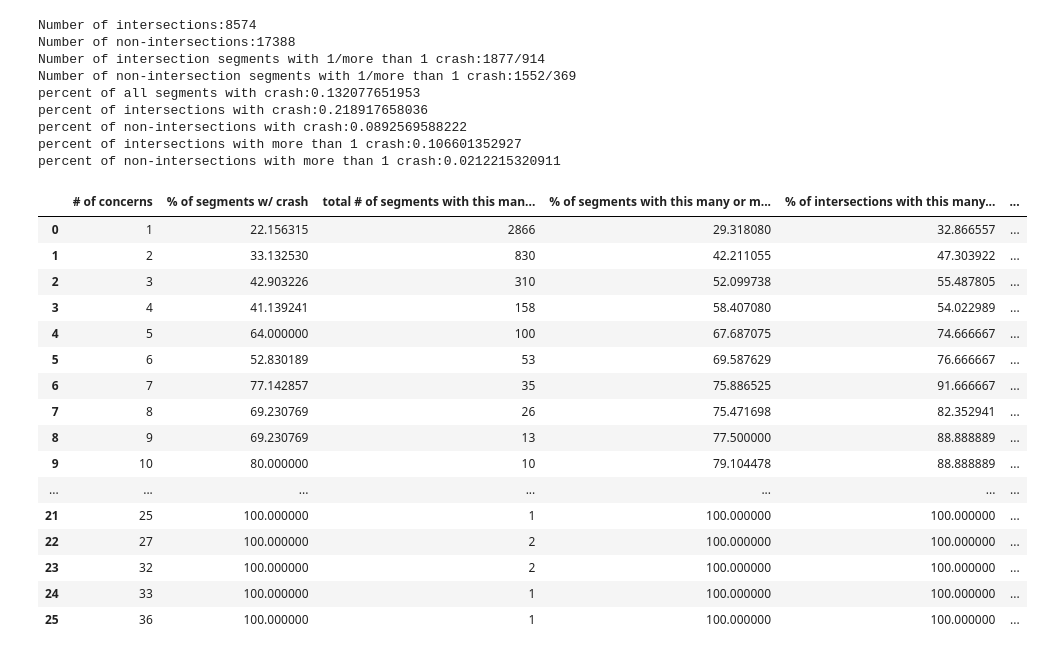
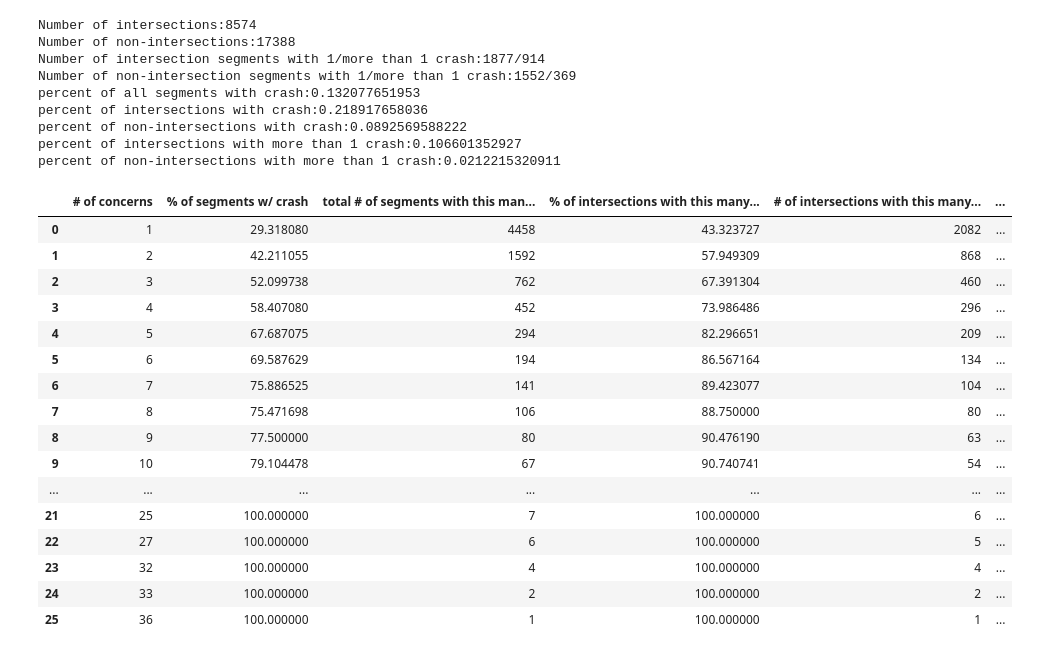
Before and after one commit to insight-lane/crash-model, a Jupyter notebook: src/data/sandbox/vision_zero_analysis.ipynb, the cells around one changed output. Drawn from its saved outputs; the diff is of its cells as text; code cells hidden in the pictures.

Commit message:
Clean up grouping by number of complaints

```diff
--- a/src/data/sandbox/vision_zero_analysis.ipynb
+++ b/src/data/sandbox/vision_zero_analysis.ipynb
@@ -107,82 +107,72 @@ for id, d in concerns.iteritems():
     if d['count'] not in matching.keys():
         matching[d['count']] = {
             'inter': [0, 0],
             'non_inter': [0, 0]
         }
     if is_inter(id):
         key = 'inter'
     else:
         key = 'non_inter'
 
     if id in crashes.keys():
         matching[d['count']][key][0] += 1
     else:
         matching[d['count']][key][1] += 1
 
-#print "concerns\t %\t total\t int %\t int tot\t non-int %\t non-int tot"
 sorted_matching = sorted(matching.items())
 
 results = []
 for key, value in sorted_matching:
 
     # Do the 1+,2+ stats as well as 1, 2
     # Still need to break it out by int/non-int
-    total_plus = value['inter'][0] + value['inter'][1] + \
-        value['non_inter'][0] + value['non_inter'][1]
-    crashes_plus = value['inter'][0] + value['non_inter'][0]
+    counts = {
+        'total': value['inter'][0] + value['inter'][1] + value['non_inter'][0] + value['non_inter'][1],
+        'crashes': value['inter'][0] + value['non_inter'][0],
+        'inters_total': value['inter'][0] + value['inter'][1],
+        'inters_crashes': value['inter'][0],
+        'non_inters_total': value['non_inter'][0] + value['non_inter'][1],
+        'non_inters_crashes':  value['non_inter'][0],
+    }
+    # Add all the data for segments with more complaints than the current complaint # we're on
     for key2, value2 in sorted_matching:
         if key2 > key:
-            total_plus += value2['inter'][0] + value2['inter'][1] + \
-                value2['non_inter'][0] + value2['non_inter'][1]
-            crashes_plus += value2['inter'][0] + value2['non_inter'][0]
+            counts['total'] += value2['inter'][0] + value2['inter'][1] + value2['non_inter'][0] + value2['non_inter'][1]
+            counts['crashes'] += value2['inter'][0] + value2['non_inter'][0]
+            counts['inters_total'] += value2['inter'][0] + value2['inter'][1]
+            counts['inters_crashes'] += value2['inter'][0]
+            counts['non_inters_total'] += value2['non_inter'][0] + value2['non_inter'][1]
+            counts['non_inters_crashes'] += value2['non_inter'][0]
 
-    total_inters = value['inter'][0] + value['inter'][1]
-    total_non_inters = value['non_inter'][0] + value['non_inter'][1]
-
-    inter_value = value['inter'][0]
-    non_inter_value = value['non_inter'][0]
-
-
-    total_percent = float(inter_value + non_inter_value) / \
-        float(total_inters + total_non_inters)
-    inters_percent = 0
-    if total_inters > 0:
-        inters_percent = float(inter_value) / float(total_inters)
-    non_inters_percent = 0
-    if total_non_inters > 0:
-        non_inters_percent = float(non_inter_value) / \
-            float(total_non_inters)
     results.append([
         key,
-        total_percent * 100,
-        total_inters + total_non_inters,
-        float(crashes_plus)/(float(total_plus)) * 100,
-        inters_percent * 100,
-        total_inters,
-        non_inters_percent * 100,
-        total_non_inters
-
+        float(counts['crashes'])/float(counts['total']) * 100, # total percent
+        counts['total'], # total count
+        float(counts['inters_crashes'])/float(counts['inters_total']) * 100, # total percent at intersections
+        counts['inters_total'], # total # of intersections with this many or more complaints
+        (float(counts['non_inters_crashes'])/float(counts['non_inters_total']) * 100) if counts['non_inters_total'] else 0, # total percent at non-intersections
+        counts['non_inters_total'] # total # of non-intersections with this many or more complaints
     ])
 
-pd.DataFrame(results, columns=['# of concerns', '% of segments w/ crash', 'total # of segments with this many concerns', '% of segments with this many or more concerns with a crash', '% of intersections with this many concerns with a crash', '# of intersections with this many concerns', '% of non-intersections with this many concerns with a crash', '# of non-intersections with this many concerns'])
+pd.DataFrame(results, columns=['# of concerns', '% of segments w/ crash', 'total # of segments with this many or more concerns', '% of intersections with this many or more concerns with a crash', '# of intersections with this many concerns', '% of non-intersections with this many concerns with a crash', '# of non-intersections with this many concerns'])
 # %% [output]
-|  | # of concerns | % of segments w/ crash | total # of segments with this man... | % of segments with this many or m... | % of intersections with this many... | ... |
-| 0 | 1 | 22.156315 | 2866 | 29.318080 | 32.866557 | ... |
-| 1 | 2 | 33.132530 | 830 | 42.211055 | 47.303922 | ... |
-| 2 | 3 | 42.903226 | 310 | 52.099738 | 55.487805 | ... |
-| 3 | 4 | 41.139241 | 158 | 58.407080 | 54.022989 | ... |
-| 4 | 5 | 64.000000 | 100 | 67.687075 | 74.666667 | ... |
-| 5 | 6 | 52.830189 | 53 | 69.587629 | 76.666667 | ... |
-| 6 | 7 | 77.142857 | 35 | 75.886525 | 91.666667 | ... |
-| 7 | 8 | 69.230769 | 26 | 75.471698 | 82.352941 | ... |
-| 8 | 9 | 69.230769 | 13 | 77.500000 | 88.888889 | ... |
-| 9 | 10 | 80.000000 | 10 | 79.104478 | 88.888889 | ... |
+|  | # of concerns | % of segments w/ crash | total # of segments with this man... | % of intersections with this many... | # of intersections with this many... | ... |
+| 0 | 1 | 29.318080 | 4458 | 43.323727 | 2082 | ... |
+| 1 | 2 | 42.211055 | 1592 | 57.949309 | 868 | ... |
+| 2 | 3 | 52.099738 | 762 | 67.391304 | 460 | ... |
+| 3 | 4 | 58.407080 | 452 | 73.986486 | 296 | ... |
+| 4 | 5 | 67.687075 | 294 | 82.296651 | 209 | ... |
+| 5 | 6 | 69.587629 | 194 | 86.567164 | 134 | ... |
+| 6 | 7 | 75.886525 | 141 | 89.423077 | 104 | ... |
+| 7 | 8 | 75.471698 | 106 | 88.750000 | 80 | ... |
+| 8 | 9 | 77.500000 | 80 | 90.476190 | 63 | ... |
+| 9 | 10 | 79.104478 | 67 | 90.740741 | 54 | ... |
 | ... | ... | ... | ... | ... | ... | ... |
-| 21 | 25 | 100.000000 | 1 | 100.000000 | 100.000000 | ... |
-| 22 | 27 | 100.000000 | 2 | 100.000000 | 100.000000 | ... |
-| 23 | 32 | 100.000000 | 2 | 100.000000 | 100.000000 | ... |
-| 24 | 33 | 100.000000 | 1 | 100.000000 | 100.000000 | ... |
-| 25 | 36 | 100.000000 | 1 | 100.000000 | 100.000000 | ... |
+| 21 | 25 | 100.000000 | 7 | 100.000000 | 6 | ... |
+| 22 | 27 | 100.000000 | 6 | 100.000000 | 5 | ... |
+| 23 | 32 | 100.000000 | 4 | 100.000000 | 4 | ... |
+| 24 | 33 | 100.000000 | 2 | 100.000000 | 2 | ... |
+| 25 | 36 | 100.000000 | 1 | 100.000000 | 1 | ... |
 # %%
 # For intersections with a specific complaint type:
 #    what percentage had a crash?
```
Also changed, not shown: parts of 1 cell of this notebook.
